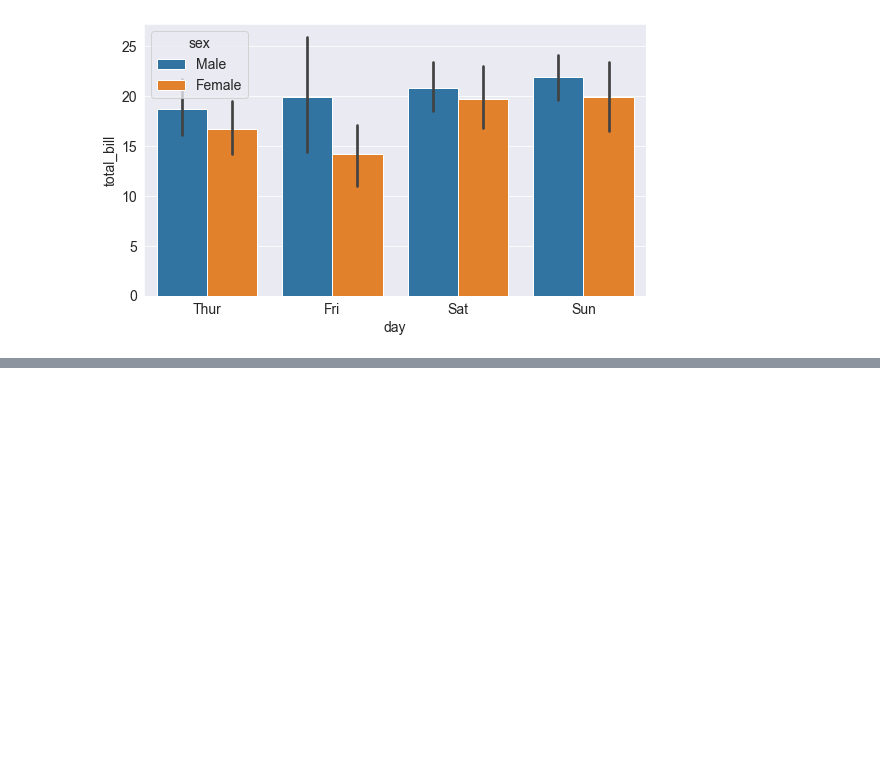
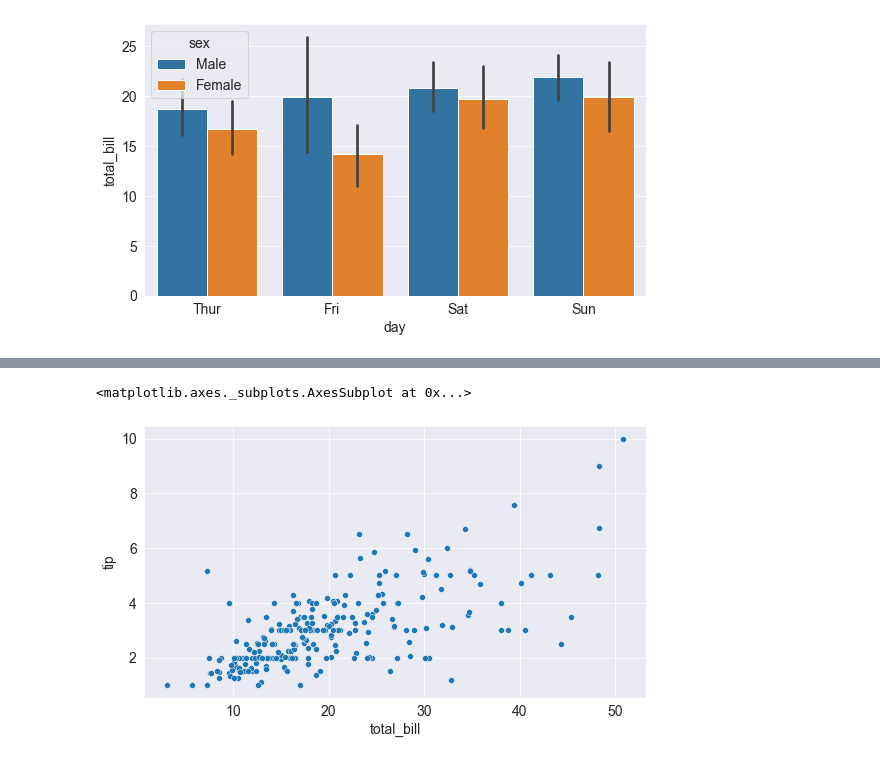
Before and after one commit to YasineNifa/DataViz, a Jupyter notebook: dataviz.ipynb, the cells around one changed output, grey strips where cells are left out. Cells and saved outputs as stored; diff of their text form; code cells hidden in the pictures; blank space fills up the shorter version.

```diff
--- a/dataviz.ipynb
+++ b/dataviz.ipynb
@@ -221,0 +276,5 @@ sns.barplot(tips.day,tips.total_bill,hue=tips.sex)
+# %%
+sns.scatterplot(tips.total_bill,tips.tip)
+# %% [output]
+<matplotlib.axes._subplots.AxesSubplot at 0x...>
+[figure, added]
```
Also changed, not shown: parts of 34 cells of this notebook.
